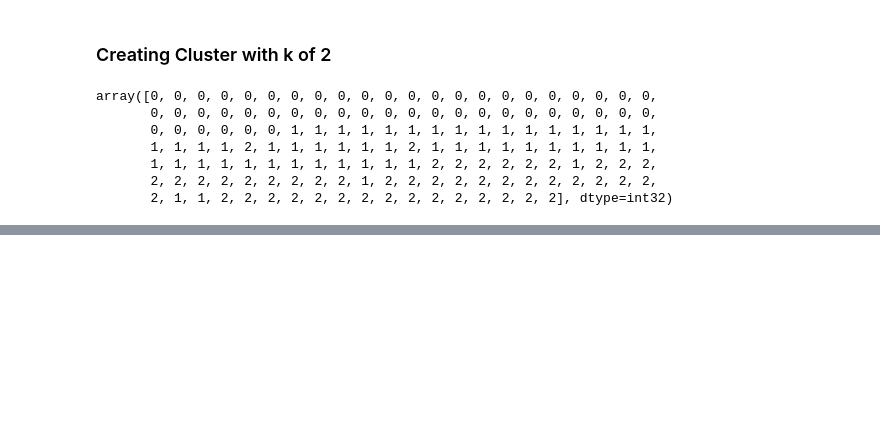
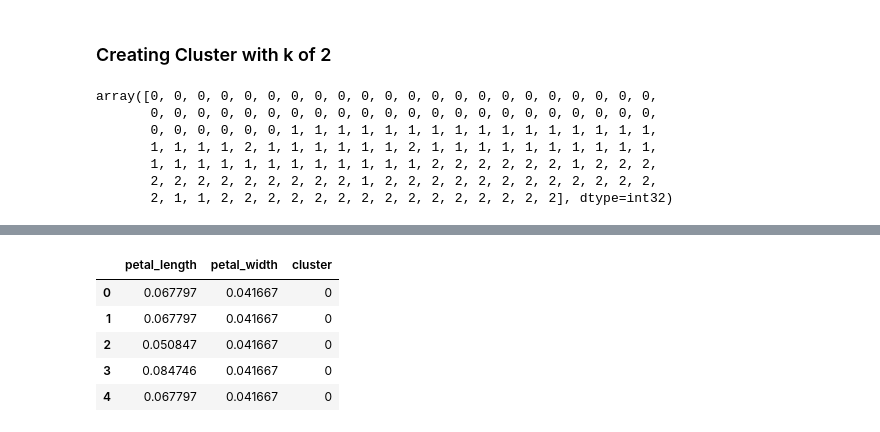
Before and after one commit to Eben-Success/Machine_Learning_Mini_Projects, a Jupyter notebook: 11. K Means Clutering/iris_exercise.ipynb, the cells around one changed output, grey strips where cells are left out. Cells and saved outputs as stored; diff of their text form; code cells hidden in the pictures; blank space fills up the shorter version.

```diff
--- a/11. K Means Clutering/iris_exercise.ipynb
+++ b/11. K Means Clutering/iris_exercise.ipynb
@@ -126,3 +124,13 @@ iris.head()
 | 2 | 0.050847 | 0.041667 | 0 |
 | 3 | 0.084746 | 0.041667 | 0 |
 | 4 | 0.067797 | 0.041667 | 0 |
+# %%
+iris.rename({'petal length (cm)': 'petal_length', 'petal width (cm)': 'petal_width'}, axis=1, inplace =True)
+iris.head()
+# %% [output]
+|  | petal_length | petal_width | cluster |
+| 0 | 0.067797 | 0.041667 | 0 |
+| 1 | 0.067797 | 0.041667 | 0 |
+| 2 | 0.050847 | 0.041667 | 0 |
+| 3 | 0.084746 | 0.041667 | 0 |
+| 4 | 0.067797 | 0.041667 | 0 |
```
Also changed, not shown: parts of 6 cells of this notebook.
